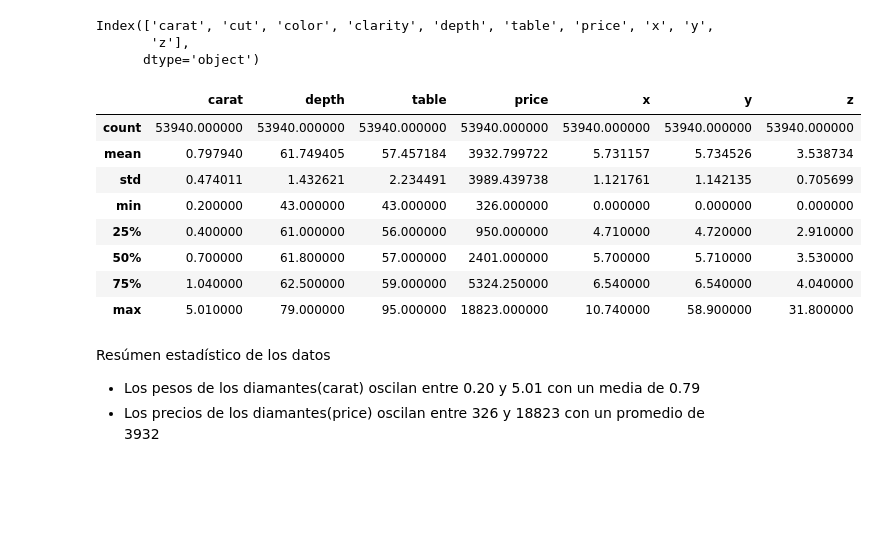
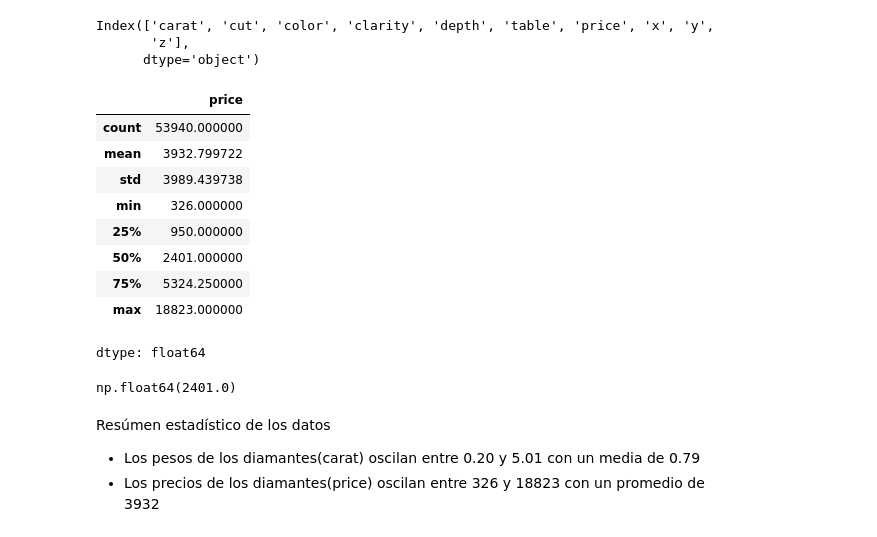
Before and after one commit to CeciliaCTorales/misNotebooks, a Jupyter notebook: Análisis_ventas_diamantes.ipynb, the cells around one changed output. Drawn from its saved outputs; the diff is of its cells as text; code cells hidden in the pictures; blank space fills up the shorter version.

```diff
--- a/Análisis_ventas_diamantes.ipynb
+++ b/Análisis_ventas_diamantes.ipynb
@@ -14,17 +16,23 @@ Index(['carat', 'cut', 'color', 'clarity', 'depth', 'table', 'price', 'x', 'y',
       dtype='object')
 # %%
 # Resumen estadístico de los datos
-diamantes.describe()
+diamantes["price"].describe()
 # %% [output]
-|  | carat | depth | table | price | x | y | z |
-| count | 53940.000000 | 53940.000000 | 53940.000000 | 53940.000000 | 53940.000000 | 53940.000000 | 53940.000000 |
-| mean | 0.797940 | 61.749405 | 57.457184 | 3932.799722 | 5.731157 | 5.734526 | 3.538734 |
-| std | 0.474011 | 1.432621 | 2.234491 | 3989.439738 | 1.121761 | 1.142135 | 0.705699 |
-| min | 0.200000 | 43.000000 | 43.000000 | 326.000000 | 0.000000 | 0.000000 | 0.000000 |
-| 25% | 0.400000 | 61.000000 | 56.000000 | 950.000000 | 4.710000 | 4.720000 | 2.910000 |
-| 50% | 0.700000 | 61.800000 | 57.000000 | 2401.000000 | 5.700000 | 5.710000 | 3.530000 |
-| 75% | 1.040000 | 62.500000 | 59.000000 | 5324.250000 | 6.540000 | 6.540000 | 4.040000 |
-| max | 5.010000 | 79.000000 | 95.000000 | 18823.000000 | 10.740000 | 58.900000 | 31.800000 |
+|  | price |
+| count | 53940.000000 |
+| mean | 3932.799722 |
+| std | 3989.439738 |
+| min | 326.000000 |
+| 25% | 950.000000 |
+| 50% | 2401.000000 |
+| 75% | 5324.250000 |
+| max | 18823.000000 |
+dtype: float64
+# %%
+# La mediana es igual al 2do. Quartil
+np.median(diamantes["price"])
+# %% [output]
+np.float64(2401.0)
 # %% [markdown]
 Resúmen estadístico de los datos
 - Los pesos de los diamantes(carat) oscilan entre 0.20 y 5.01 con un media de 0.79
```
Also changed, not shown: parts of 4 cells of this notebook.
